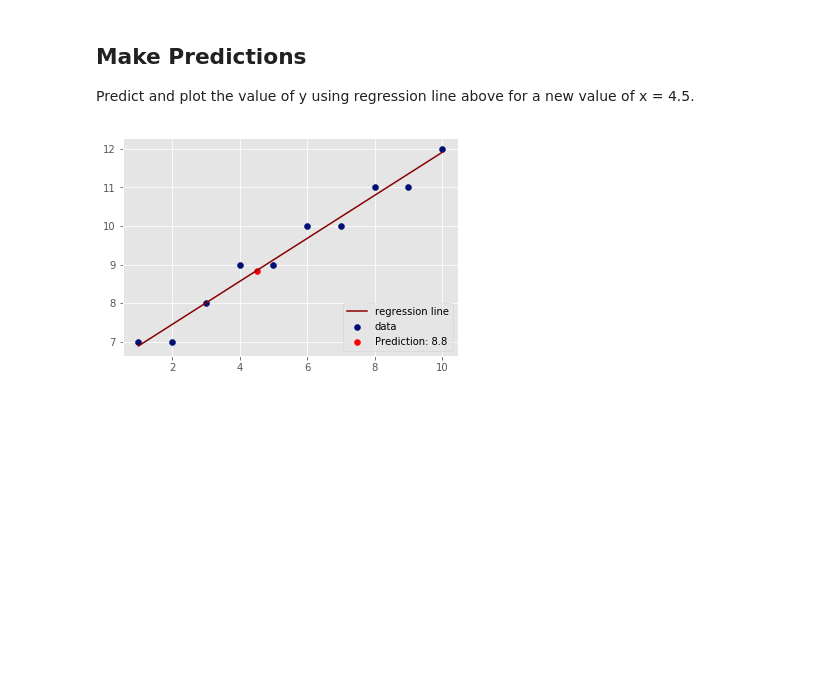
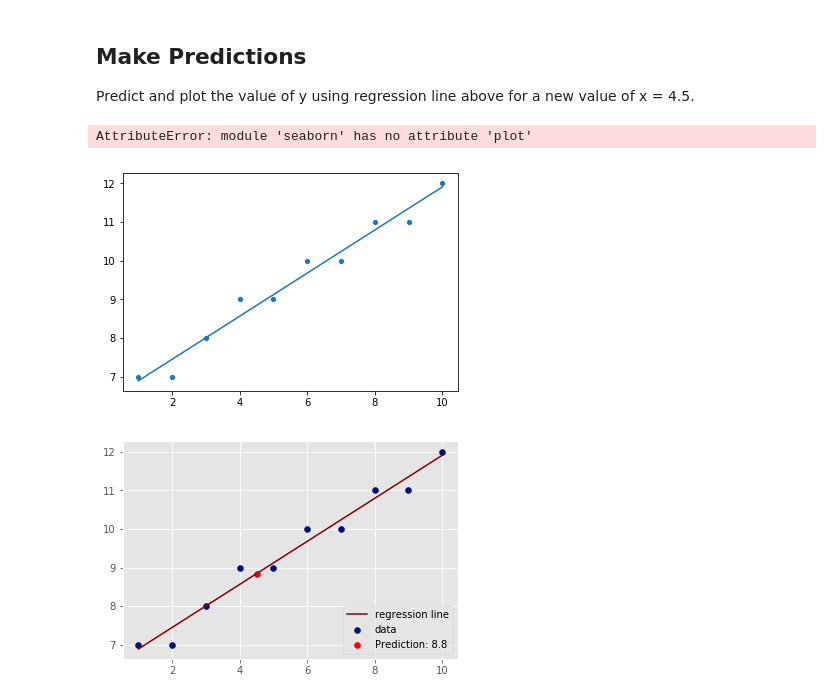
Before and after one commit to danjizquierdo/dsc-0-10-10-complete-regression-nyc-ds-career-012819, a Jupyter notebook: index.ipynb, the cells around one changed output. Cells and saved outputs as stored; diff of their text form; code cells hidden in the pictures; blank space fills up the shorter version.

```diff
--- a/index.ipynb
+++ b/index.ipynb
@@ -101,8 +101,11 @@ Predict and plot the value of y using regression line above for a new value of x
 # %%
 # Make prediction using given value and visualize on the scatter plot
 sns.scatterplot(X,Y)
 sns.lineplot(X,y_pred)
-sns.plot(4.5,reg)
+sns.plot(4.5,reg_line(m,b,4.5));
+# %% [output]
+AttributeError: module 'seaborn' has no attribute 'plot'
+[figure, added]
 # %%
 # %% [output]
 [figure]
```
